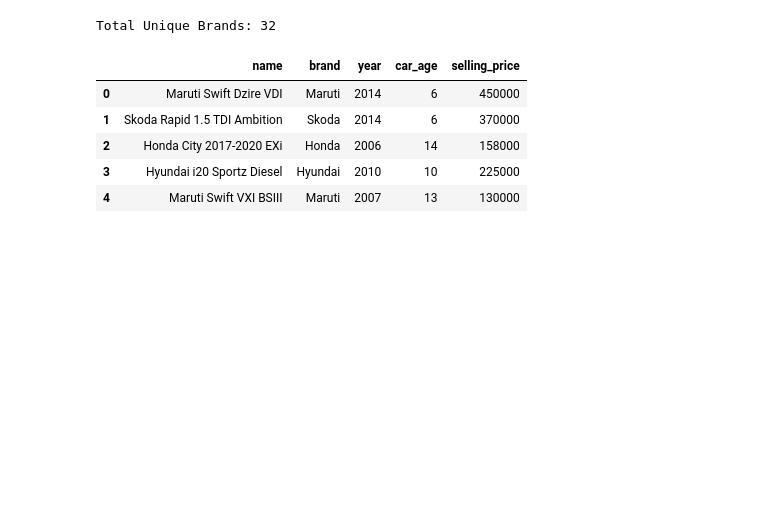
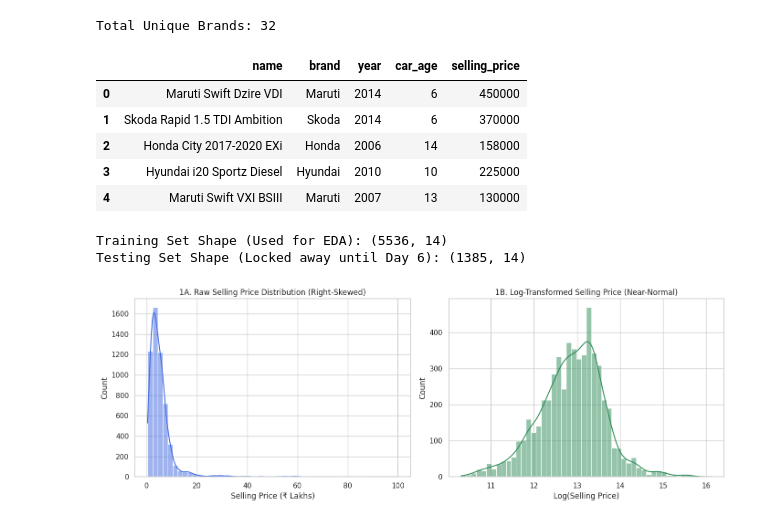
Before and after one commit to rhythm127/WheelValue, a Jupyter notebook: notebooks/03_eda_and_split.ipynb, the cells around one changed output. Cells and saved outputs as stored; diff of their text form; code cells hidden in the pictures; blank space fills up the shorter version.

```diff
--- a/notebooks/03_eda_and_split.ipynb
+++ b/notebooks/03_eda_and_split.ipynb
@@ -10,7 +10,8 @@ sns.set_theme(style="whitegrid", palette="muted")
 plt.rcParams["figure.figsize"] = (10, 5)
 
 # 1. Load cleaned dataset from Day 2
-df = pd.read_csv("../data/processed/cardekho_cleaned.csv")
+DATA_URL = "https://raw.githubusercontent.com/rhythm127/WheelValue/main/data/processed/cardekho_cleaned.csv"
+df = pd.read_csv(DATA_URL)
 
 # 2. Extract 'brand' from the first word of 'name'
 df['brand'] = df['name'].str.split().str[0]
@@ -30,3 +31,37 @@ Total Unique Brands: 32
 | 2 | Honda City 2017-2020 EXi | Honda | 2006 | 14 | 158000 |
 | 3 | Hyundai i20 Sportz Diesel | Hyundai | 2010 | 10 | 225000 |
 | 4 | Maruti Swift VXI BSIII | Maruti | 2007 | 13 | 130000 |
+# %%
+import os
+from sklearn.model_selection import train_test_split
+
+# Split 80% Training, 20% Testing with a fixed random_state for reproducibility
+train_df, test_df = train_test_split(df, test_size=0.20, random_state=42)
+
+# Make sure the folder exists on the Colab machine, then save
+os.makedirs("data/processed", exist_ok=True)
+train_df.to_csv("data/processed/train.csv", index=False)
+test_df.to_csv("data/processed/test.csv", index=False)
+
+print(f"Training Set Shape (Used for EDA): {train_df.shape}")
+print(f"Testing Set Shape (Locked away until Day 6): {test_df.shape}")
+# %% [output]
+Training Set Shape (Used for EDA): (5536, 14)
+Testing Set Shape (Locked away until Day 6): (1385, 14)
+# %%
+fig, axes = plt.subplots(1, 2, figsize=(14, 5))
+
+# Left plot: Raw Selling Price (in Lakhs for readable axis)
+sns.histplot(train_df['selling_price'] / 1e5, bins=50, kde=True, ax=axes[0], color="royalblue")
+axes[0].set_title("1A. Raw Selling Price Distribution (Right-Skewed)")
+axes[0].set_xlabel("Selling Price (₹ Lakhs)")
+
+# Right plot: Log-Transformed Selling Price
+sns.histplot(np.log1p(train_df['selling_price']), bins=50, kde=True, ax=axes[1], color="seagreen")
+axes[1].set_title("1B. Log-Transformed Selling Price (Near-Normal)")
+axes[1].set_xlabel("Log(Selling Price)")
+
+plt.tight_layout()
+plt.show()
+# %% [output]
+[figure, added]
```
Also changed, not shown: parts of 5 cells of this notebook.
